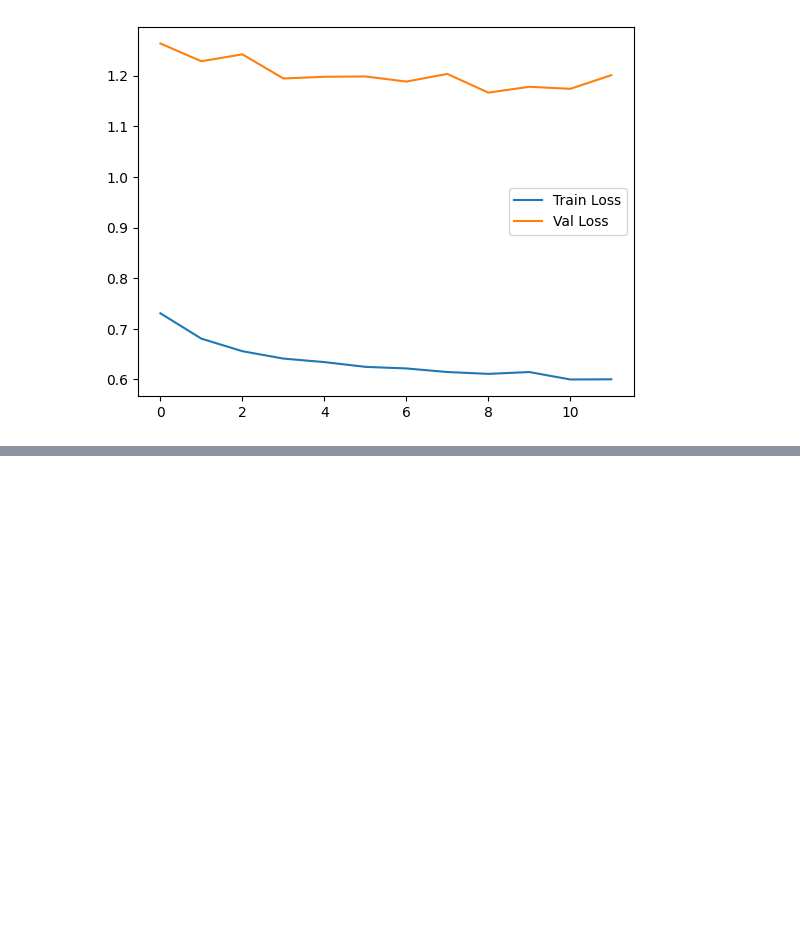
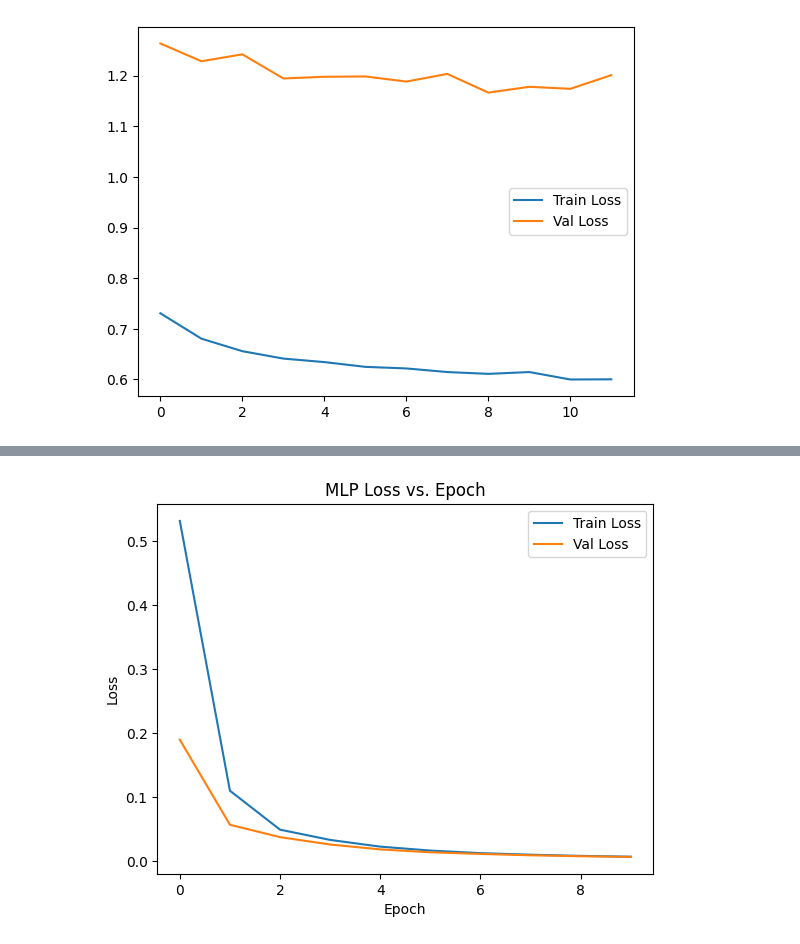
Before and after one commit to Ayush-Singh-31/Optiver-07, a Jupyter notebook: Models.ipynb, the cells around one changed output, grey strips where cells are left out. Drawn from its saved outputs; the diff is of its cells as text; code cells hidden in the pictures; blank space fills up the shorter version.

```diff
--- a/Models.ipynb
+++ b/Models.ipynb
@@ -211,0 +388,5 @@ plt.show()
+# %%
+encoder = keras.Model(inputs=input_layer, outputs=encoded, name="encoder")
+
+X_train_encoded = encoder.predict(X_train_scaled)
+X_test_encoded  = encoder.predict(X_test_scaled)
@@ -211,0 +396,20 @@ plt.show()
+# %%
+mlp_input_dim = X_train_encoded.shape[1]
+
+mlp_input = keras.Input(shape=(mlp_input_dim,), name="mlp_input")
+x = layers.Dense(32, activation='relu')(mlp_input)
+x = layers.Dense(16, activation='relu')(x)
+mlp_output = layers.Dense(1, activation='linear')(x)
+
+regressor = keras.Model(inputs=mlp_input, outputs=mlp_output, name="regressor")
+regressor.compile(optimizer='adam', loss='mse')  # for volatility, MSE is common
+
+regressor.summary()
+
+history_mlp = regressor.fit(
+    X_train_encoded, y_train,
+    validation_data=(X_test_encoded, y_test),
+    epochs=10,            # adjust
+    batch_size=256,       # adjust
+    verbose=1
+)
@@ -211,0 +477,11 @@ plt.show()
+# %%
+plt.figure()
+plt.plot(history_mlp.history['loss'], label='Train Loss')
+plt.plot(history_mlp.history['val_loss'], label='Val Loss')
+plt.title('MLP Loss vs. Epoch')
+plt.xlabel('Epoch')
+plt.ylabel('Loss')
+plt.legend()
+plt.show()
+# %% [output]
+[figure, added]
```
Also changed, not shown: parts of 20 cells of this notebook, 1 other file.
